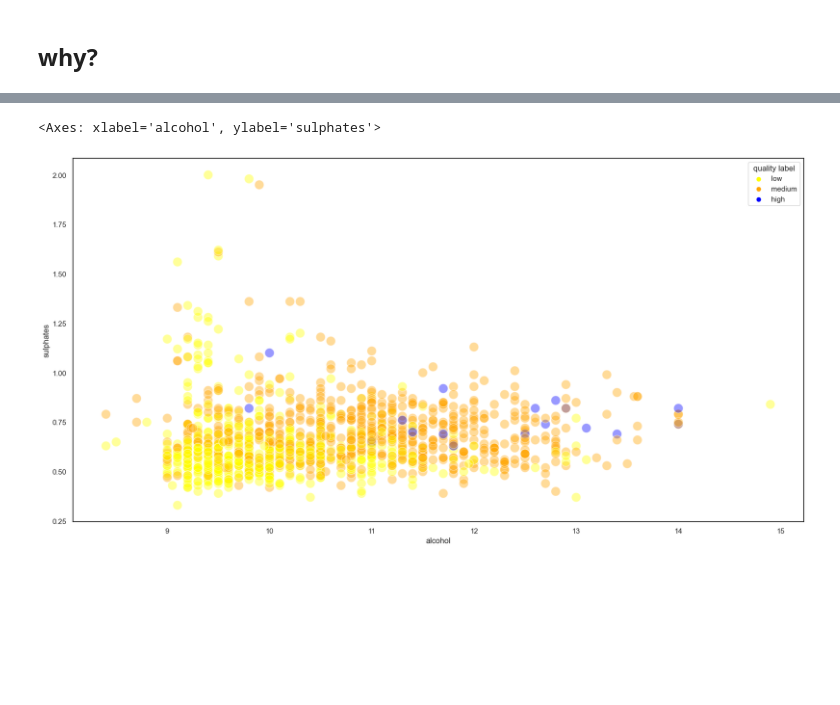
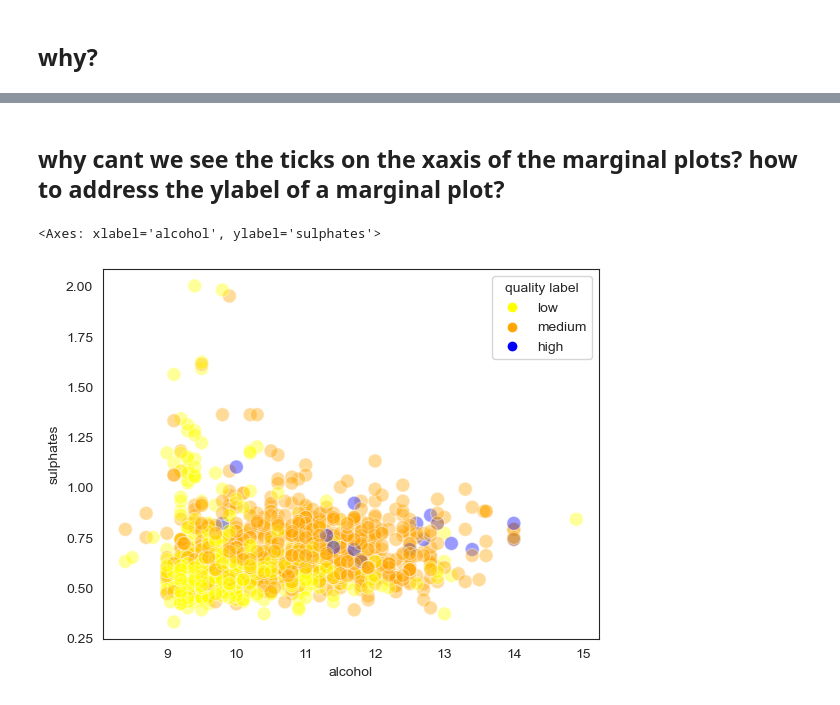
Before and after one commit to gabriela-arlt/BlueBerry-Winery, a Jupyter notebook: wine+quality/wine_sprint 2.ipynb, the cells around one changed output, grey strips where cells are left out. Saved outputs shown, nothing was run; the diff lists cells and outputs as text; code cells hidden in the pictures; blank space fills up the shorter version.

```diff
--- a/wine+quality/wine_sprint 2.ipynb
+++ b/wine+quality/wine_sprint 2.ipynb
@@ -119,6 +122,0 @@ Text(0.5, 1.05, "Wine Qiality-Sulphates'")
-# %%
-sns.set_style ('white')
-title = "Red Wine Qiality-Sulphates'"
-g=sns.jointplot(x='quality', y='sulphates', data=red_wine_heatmap, color='red', kind='kde', marginal_ticks=True)
-plt.suptitle(title, y = 1.05)
-sns.despine(left=False, bottom=False, top=False, right=False)
@@ -129,3 +144,5 @@ sns.despine(left=False, bottom=False, top=False, right=False)
+# %% [markdown]
+## why cant we see the ticks on the xaxis of the marginal plots? how to address the ylabel of a marginal plot?
 # %%
 # we are creating a new column called "quality_label", we define a range and associate that range with a label
 red_wine_heatmap['quality label'] = red_wine_heatmap['quality'].apply(lambda value: 'low'
@@ -137,9 +154,9 @@ red_wine_heatmap['quality label'] = pd.Categorical(red_wine_heatmap['quality lab
 categories=['low', 'medium', 'high'])
 # %%
 my_colors=['Yellow','Orange', 'Blue']
-sns.scatterplot(x='alcohol', y='sulphates',data=red_wine_heatmap, hue='quality label', palette=my_colors,s=200, alpha=0.4)
+sns.scatterplot(x='alcohol', y='sulphates',data=red_wine_heatmap, hue='quality label', palette=my_colors,s=100, alpha=0.4)
 #style='quality lable' - changes the shapes of the markers
 #marker='*', edgecolor='black'
 # %% [output]
 <Axes: xlabel='alcohol', ylabel='sulphates'>
-[figure, old version]
+[figure, new version]
```
Also changed, not shown: parts of 7 cells of this notebook.
